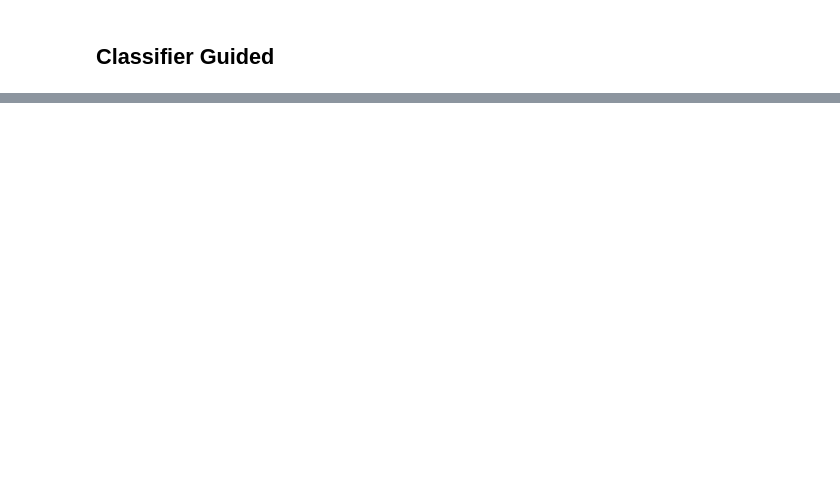
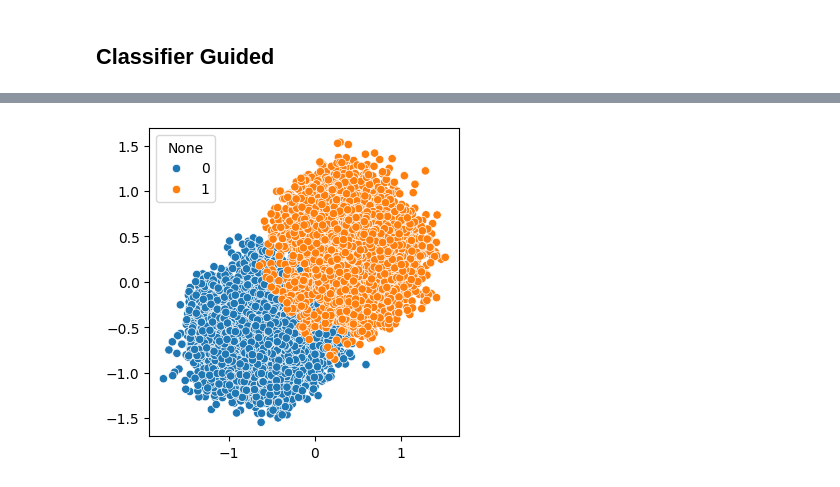
Before and after one commit to daniil-shlenskii/PFGMPP, a Jupyter notebook: run/toy.ipynb, the cells around one changed output, grey strips where cells are left out. Drawn from its saved outputs; the diff is of its cells as text; code cells hidden in the pictures; blank space fills up the shorter version.

```diff
--- a/run/toy.ipynb
+++ b/run/toy.ipynb
@@ -231,0 +238,9 @@ plt.show()
+# %%
+# with guidance
+gens = pfgmpp.sample(sample_size=n_gens, rho=7, num_steps=32, label=label, guidance_scale=1.) * STD[None] + MEAN[None]
+plt.figure(figsize=(4, 4))
+sns.scatterplot(x=gens[:, 0], y=gens[:, 1], hue=label)
+plt.xlabel(""); plt.ylabel("")
+plt.show()
+# %% [output]
+[figure, added]
```
Also changed, not shown: parts of 15 cells of this notebook, 1 other file.
